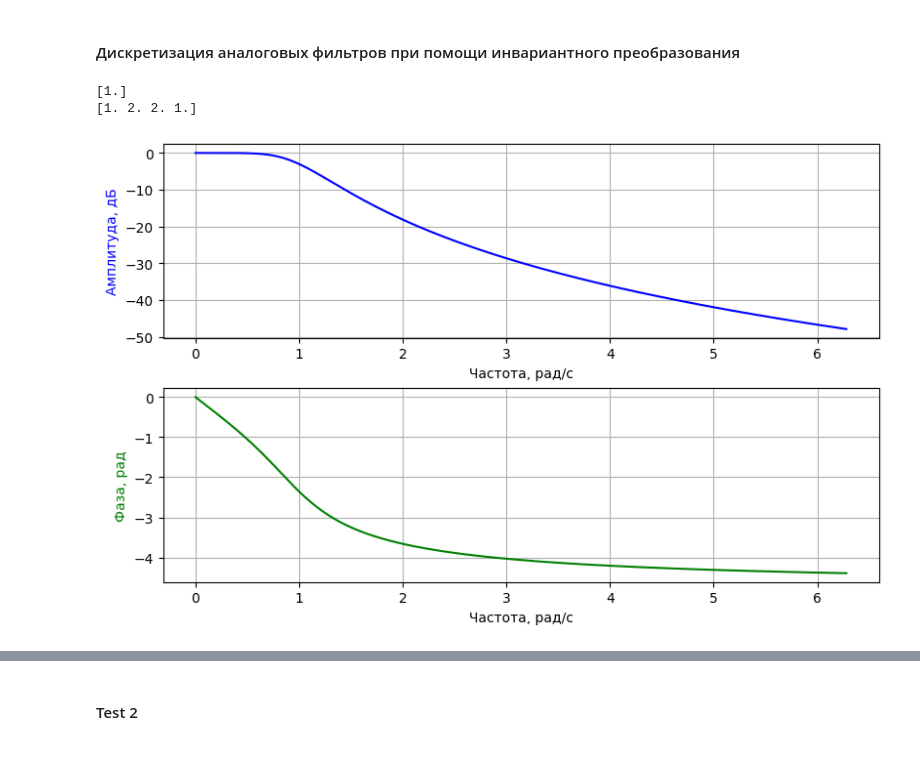
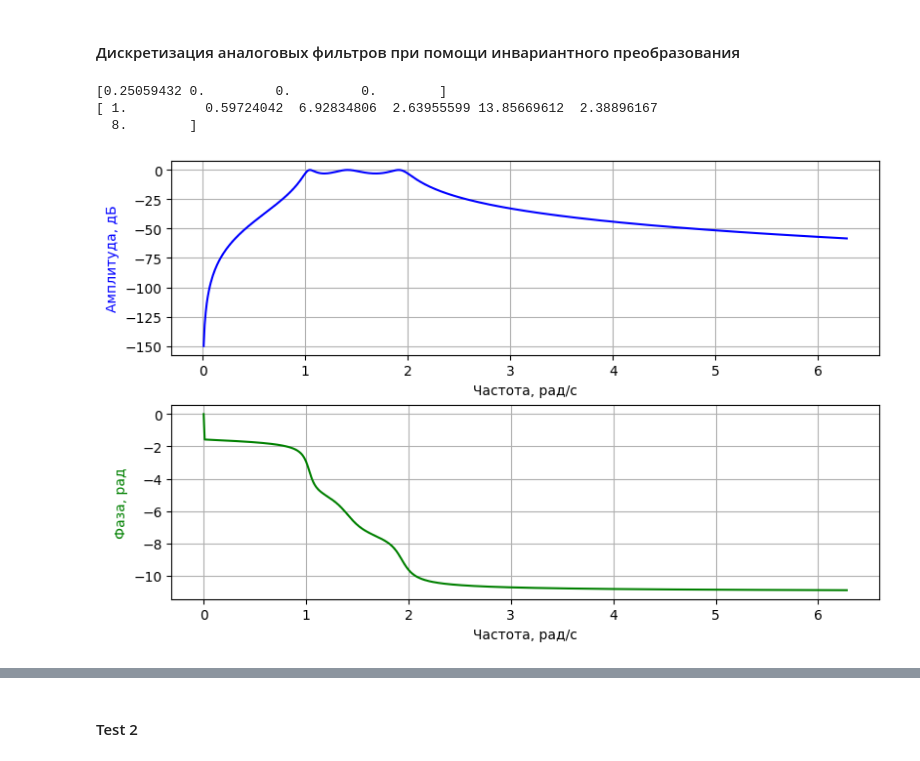
Before and after one commit to sethlearning/DigitalSignalProcessingWorkbooks, a Jupyter notebook: Filters/Synthesizing/Analog/FilterSynthesizingAnalog-7-Invariant.ipynb, the cells around one changed output, grey strips where cells are left out. Cells and saved outputs as stored; diff of their text form; code cells hidden in the pictures.

```diff
--- a/Filters/Synthesizing/Analog/FilterSynthesizingAnalog-7-Invariant.ipynb
+++ b/Filters/Synthesizing/Analog/FilterSynthesizingAnalog-7-Invariant.ipynb
@@ -70,7 +70,7 @@ def FRPRDiagLog (w, h):
 # %% [markdown]
 #### Дискретизация аналоговых фильтров при помощи инвариантного преобразования
 # %%
-b, a = sp.butter(N=3, Wn=1, btype='lowpass', analog=True, output='ba')
+# b, a = sp.butter(N=3, Wn=1, btype='lowpass', analog=True, output='ba')
 # b, a = sp.butter(N=3, Wn=[1,2], btype='bandpass', analog=True, output='ba')
 
 # b, a = sp.butter(N=10, Wn=1, btype='lowpass', analog=True, output='ba')
@@ -79,36 +79,37 @@ b, a = sp.butter(N=3, Wn=1, btype='lowpass', analog=True, output='ba')
 # b, a = sp.butter(N=10, Wn=[1,2], btype='bandstop', analog=True, output='ba')
 
 # b, a = sp.cheby1(N=3, Wn=1, rp=3, btype='lowpass', analog=True, output='ba')
-# b, a = sp.cheby1(N=3, Wn=[1,2], rp=3, btype='bandpass', analog=True, output='ba')
+b, a = sp.cheby1(N=3, Wn=[1,2], rp=3, btype='bandpass', analog=True, output='ba')
 
 # b, a = sp.cheby1(N=10, Wn=1, rp=10, btype='lowpass', analog=True, output='ba')
 # b, a = sp.cheby1(N=10, Wn=1, rp=10, btype='highpass', analog=True, output='ba')
 # b, a = sp.cheby1(N=10, Wn=[1,2], rp=10, btype='bandpass', analog=True, output='ba')
 # b, a = sp.cheby1(N=10, Wn=[1,2], rp=10, btype='bandstop', analog=True, output='ba')
 
 # b, a = sp.cheby2(N=3, Wn=1, rs=30, btype='lowpass', analog=True, output='ba')
 # b, a = sp.cheby2(N=3, Wn=[1,2], rs=30, btype='bandpass', analog=True, output='ba')
 
 # b, a = sp.cheby2(N=10, Wn=1, rs=50, btype='lowpass', analog=True, output='ba')
 # b, a = sp.cheby2(N=10, Wn=1, rs=50, btype='highpass', analog=True, output='ba')
 # b, a = sp.cheby2(N=10, Wn=[1,2], rs=50, btype='bandpass', analog=True, output='ba')
 # b, a = sp.cheby2(N=10, Wn=[1,2], rs=50, btype='bandstop', analog=True, output='ba')
 
 # b, a = sp.ellip(N=3, Wn=1, rp=3, rs=30, btype='lowpass', analog=True, output='ba')
 # b, a = sp.ellip(N=3, Wn=[1,2], rp=3, rs=30, btype='bandpass', analog=True, output='ba')
 
 # b, a = sp.ellip(N=10, Wn=1, rp=10, rs=50, btype='lowpass', analog=True, output='ba')
 # b, a = sp.ellip(N=10, Wn=1, rp=10, rs=50, btype='highpass', analog=True, output='ba')
 # b, a = sp.ellip(N=10, Wn=[1,2], rp=10, rs=50, btype='bandpass', analog=True, output='ba')
 # b, a = sp.ellip(N=10, Wn=[1,2], rp=10, rs=50, btype='bandstop', analog=True, output='ba')
 
 print(b)
 print(a)
 
 # w, mag, phase = sp.bode(system=(b, a), w=np.arange(start=0, stop=2*np.pi, step=0.01))
 # FRPRDiagram(w=w, fr=mag, pr=phase)
 w,h = sp.freqs(b=b, a=a, worN=np.arange(start=0, stop=2*np.pi, step=0.01), plot=FRPRDiag)
 # %% [output]
-[1.]
-[1. 2. 2. 1.]
+[0.25059432 0.         0.         0.        ]
+[ 1.          0.59724042  6.92834806  2.63955599 13.85669612  2.38896167
+  8.        ]
-[figure, old version]
+[figure, new version]
```
Also changed, not shown: parts of 4 cells of this notebook.
